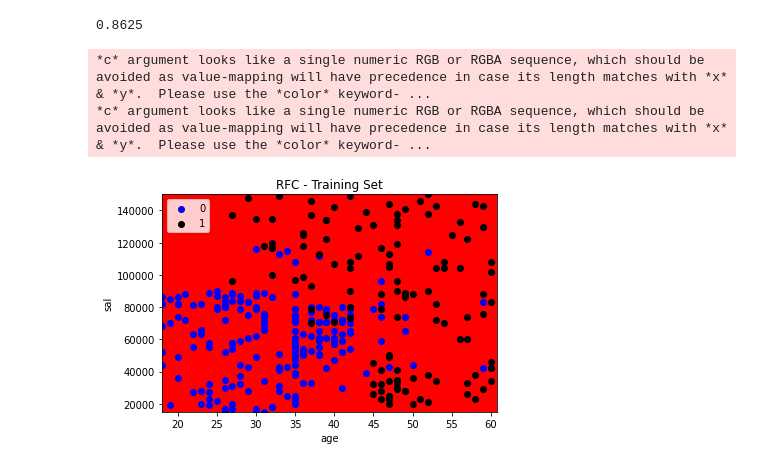
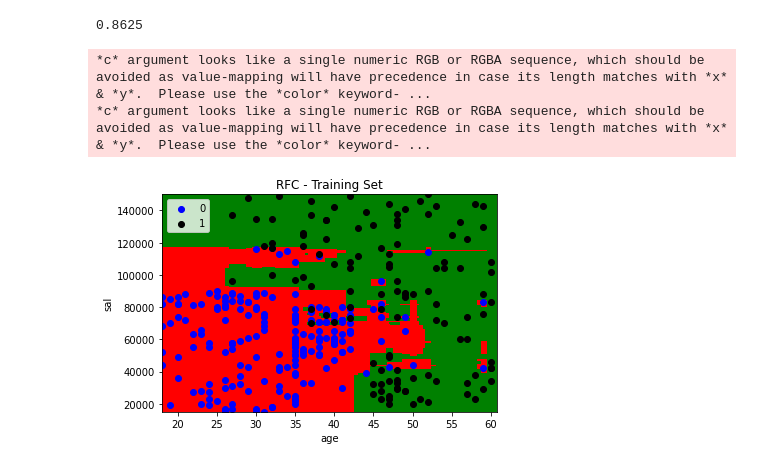
Before and after one commit to Reshmykris/Day10_DS_ML, a Jupyter notebook: Day10_Random_Forest.ipynb, the cells around one changed output. Cells and saved outputs as stored; diff of their text form; code cells hidden in the pictures.

```diff
--- a/Day10_Random_Forest.ipynb
+++ b/Day10_Random_Forest.ipynb
@@ -118,31 +118,31 @@ accuracy_score(y_pred, y_test)
 # %%
 #Visualize the training set data
 
 from matplotlib.colors import ListedColormap
 
 x_set, y_set = sc.inverse_transform(x_train), y_train
 
 x1, x2 = np.meshgrid(np.arange(start = x_set[:, 0].min() - 0, stop = x_set[:, 0].max() + 1, step=0.25),
                      np.arange(start = x_set[:, 1].min() - 0, stop = x_set[:, ].max() + 1, step=0.25))
 
 plt.contourf(x1, x2, rfc.predict(sc.transform(np.array([x1.ravel(), x2.ravel()]).T)).reshape(x1.shape),
-             cmap = ListedColormap("red", "green"))
+             cmap = ListedColormap(("red", "green")))
 
 plt.xlim(x1.min(), x1.max())
 plt.ylim(x2.min(), x2.max())
 
 for i, j in enumerate(np.unique(y_set)):
   plt.scatter(x_set[y_set == j, 0], x_set[y_set == j, 1], c = ListedColormap(("blue", "black"))(i), label =j)
 
 plt.title("RFC - Training Set")
 plt.xlabel("age")
 plt.ylabel("sal")
 plt.legend()
 plt.show()
 # %% [output]
 *c* argument looks like a single numeric RGB or RGBA sequence, which should be avoided as value-mapping will have precedence in case its length matches with *x* & *y*.  Please use the *color* keyword- ...
 *c* argument looks like a single numeric RGB or RGBA sequence, which should be avoided as value-mapping will have precedence in case its length matches with *x* & *y*.  Please use the *color* keyword- ...
-[figure, old version]
+[figure, new version]
 # %%
 #Visualize the test set data
 
```
Also changed, not shown: parts of 1 cell of this notebook.
